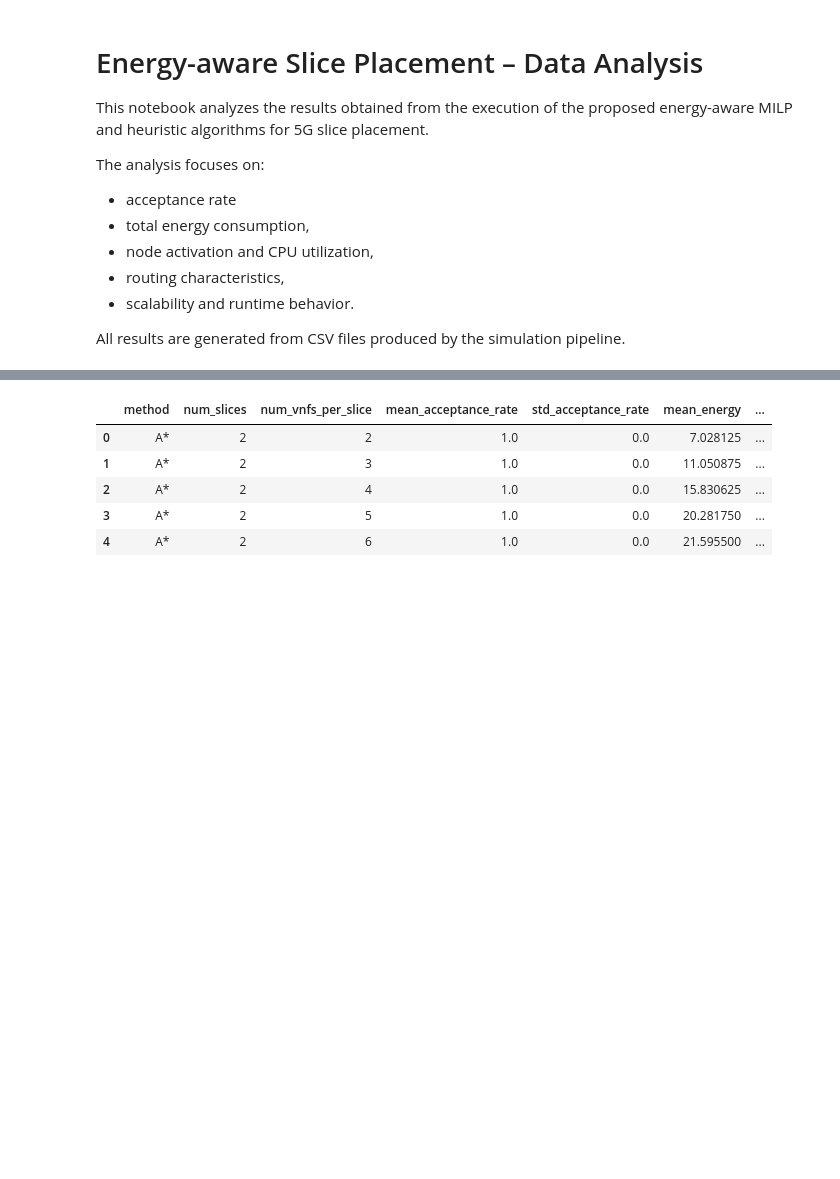
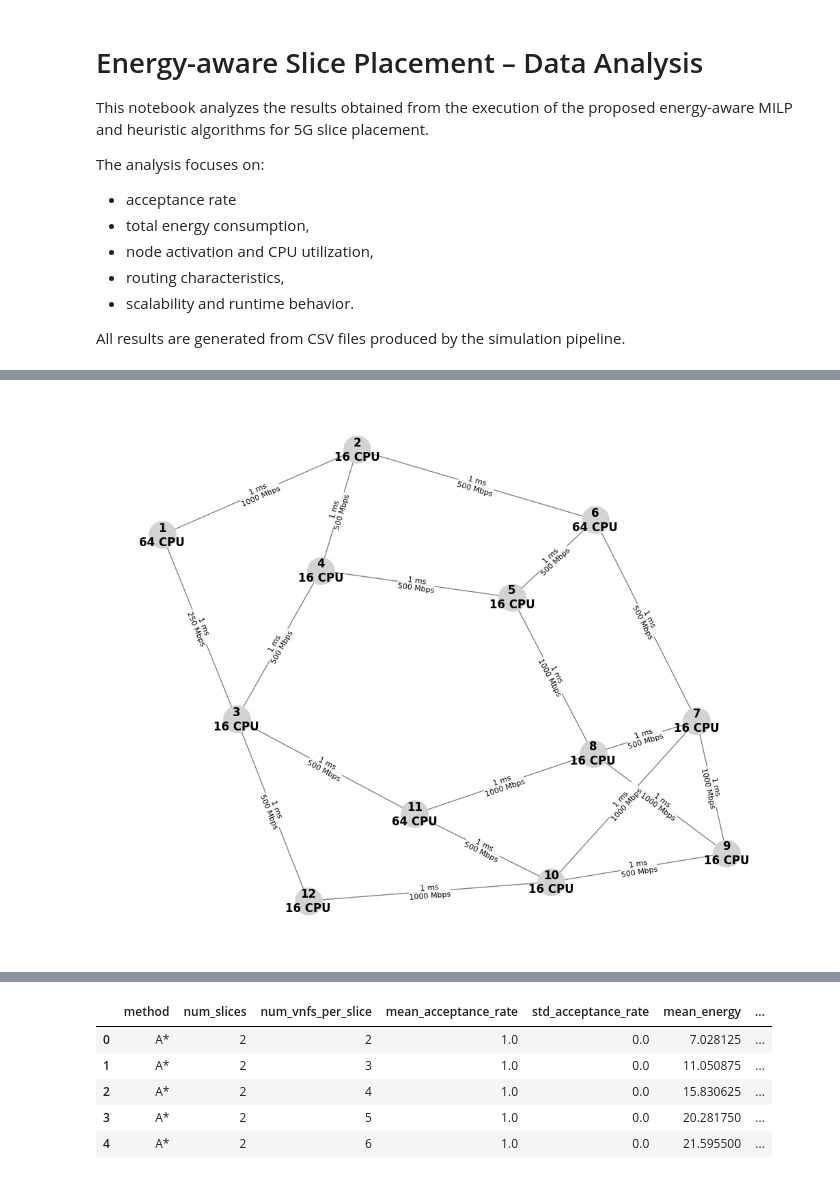
Before and after one commit to ceciliadesousaluzalmeida/5g-slicing-energy-effiiciency, a Jupyter notebook: simulator/analysis.ipynb, the cells around one changed output, grey strips where cells are left out. Saved outputs shown, nothing was run; the diff lists cells and outputs as text; code cells hidden in the pictures; blank space fills up the shorter version.

```diff
--- a/simulator/analysis.ipynb
+++ b/simulator/analysis.ipynb
@@ -39,3 +39,64 @@ metrics.head()
+# %%
+import matplotlib.pyplot as plt
+import networkx as nx
+
+from utils.topology import topologie_finlande
+
+
+def draw_graph(G):
+    pos = nx.spring_layout(G, seed=42)
+
+    node_labels = {
+        node: f"{node}\n{G.nodes[node]['cpu']} CPU"
+        for node in G.nodes
+    }
+
+    plt.figure(figsize=(10, 8))
+
+    nx.draw(
+        G,
+        pos,
+        labels=node_labels,
+        node_color="lightgray",
+        node_size=800,
+        edge_color="gray",
+        font_weight="bold",
+        with_labels=True,
+        arrows=False,
+    )
+
+    edge_labels = {
+        (u, v): (
+            f"{G[u][v].get('weight', G[u][v].get('latency'))} ms\n"
+            f"{G[u][v]['bandwidth']} Mbps"
+        )
+        for u, v in G.edges
+    }
+
+    nx.draw_networkx_edge_labels(
+        G,
+        pos,
+        edge_labels=edge_labels,
+        font_color="black",
+        font_size=8,
+        rotate=True,
+        bbox=dict(
+            facecolor="white",
+            edgecolor="none",
+            alpha=0.85,
+            pad=0.15,
+        ),
+    )
+
+    plt.axis("off")
+    plt.tight_layout()
+    plt.show()
+
+
+G = topologie_finlande()
+draw_graph(G)
+# %% [output]
+[figure, added]
 # %%
 metrics["acceptance_rate"] = metrics["accepted"] / metrics["num_slices"]
 metrics["energy_per_accepted_slice"] = metrics["total_energy"] / metrics["accepted"]
```
Also changed, not shown: parts of 13 cells of this notebook, 8 other files.
